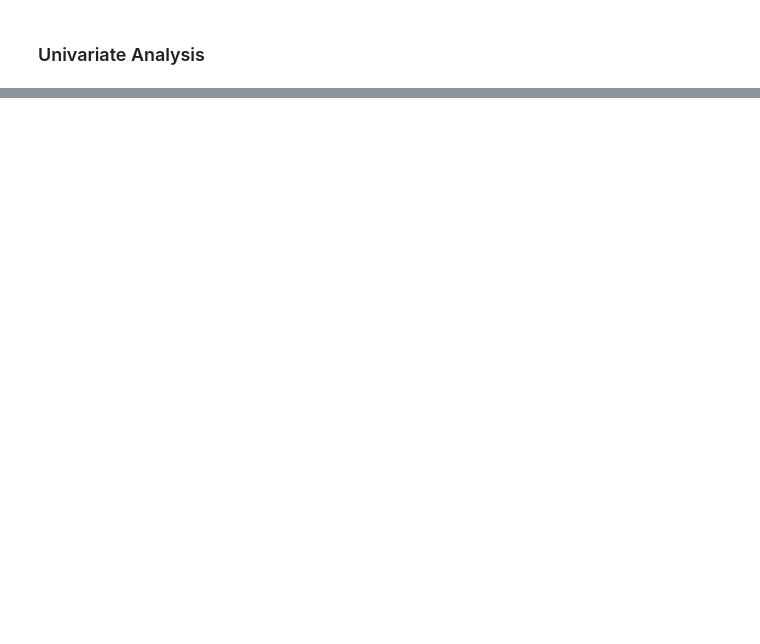
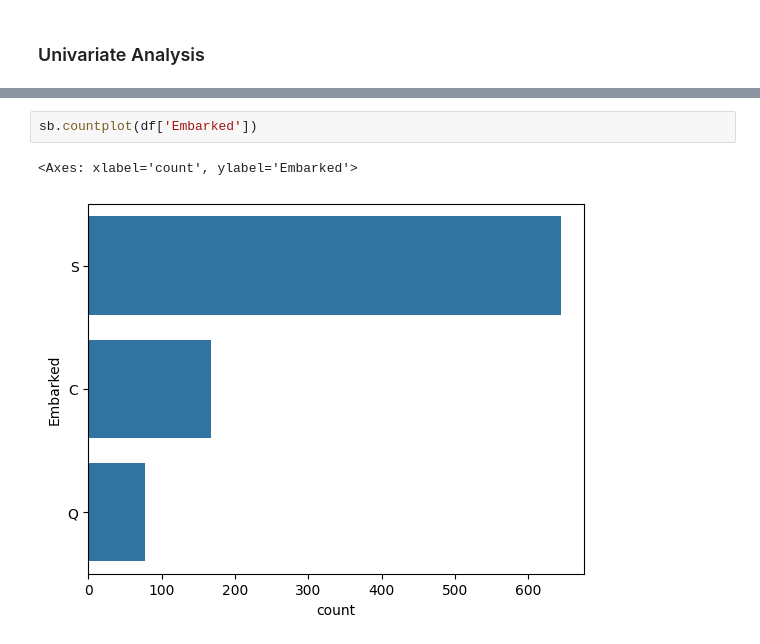
Before and after one commit to Gagan021-5/Jupyter-Notebook, a Jupyter notebook: unianalysis.ipynb, the cells around one changed output, grey strips where cells are left out. Saved outputs shown, nothing was run; the diff lists cells and outputs as text; blank space fills up the shorter version.

```diff
--- a/unianalysis.ipynb
+++ b/unianalysis.ipynb
@@ -16,0 +29,5 @@ df.head()
+# %%
+sb.countplot(df['Embarked'])
+# %% [output]
+<Axes: xlabel='count', ylabel='Embarked'>
+[figure, added]
```
Also changed, not shown: parts of 10 cells of this notebook, 2 other files.
